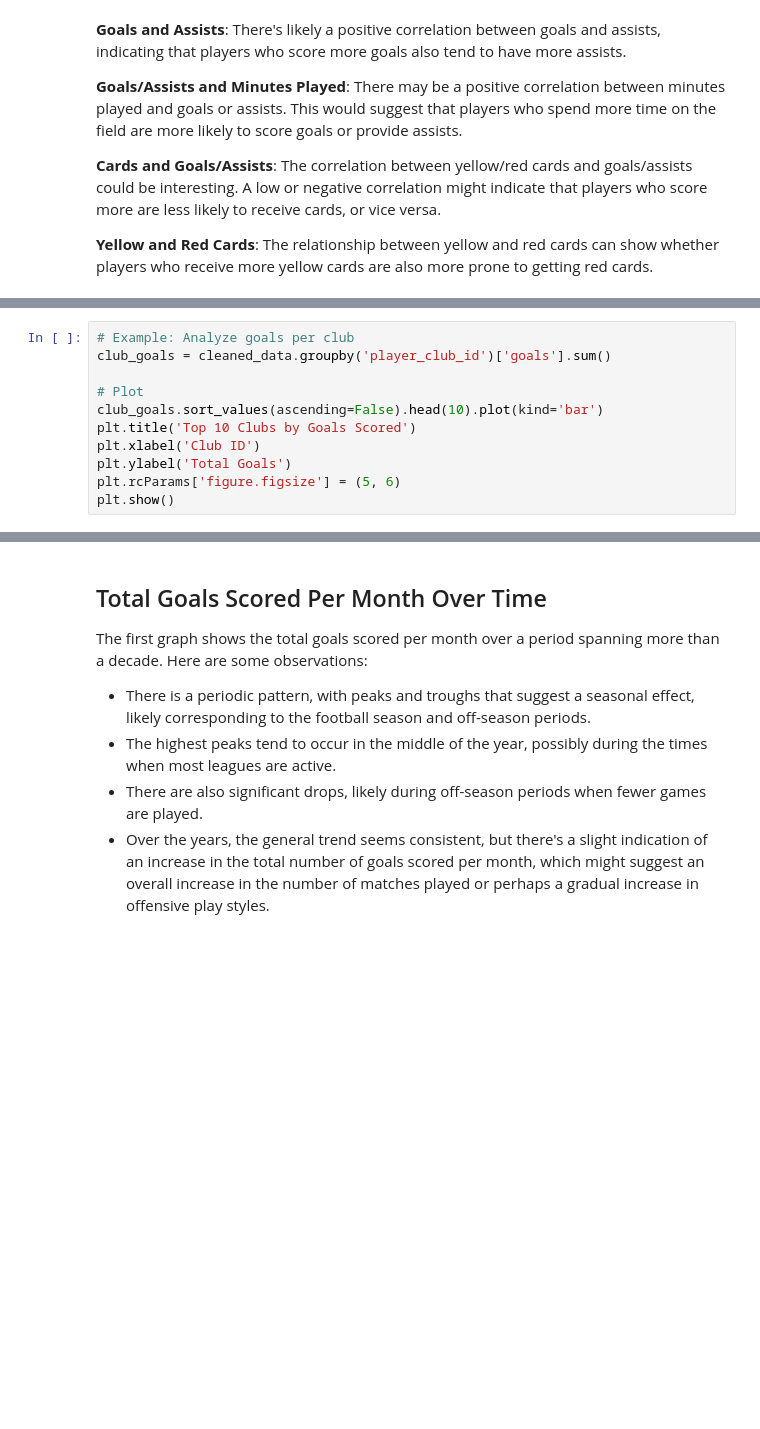
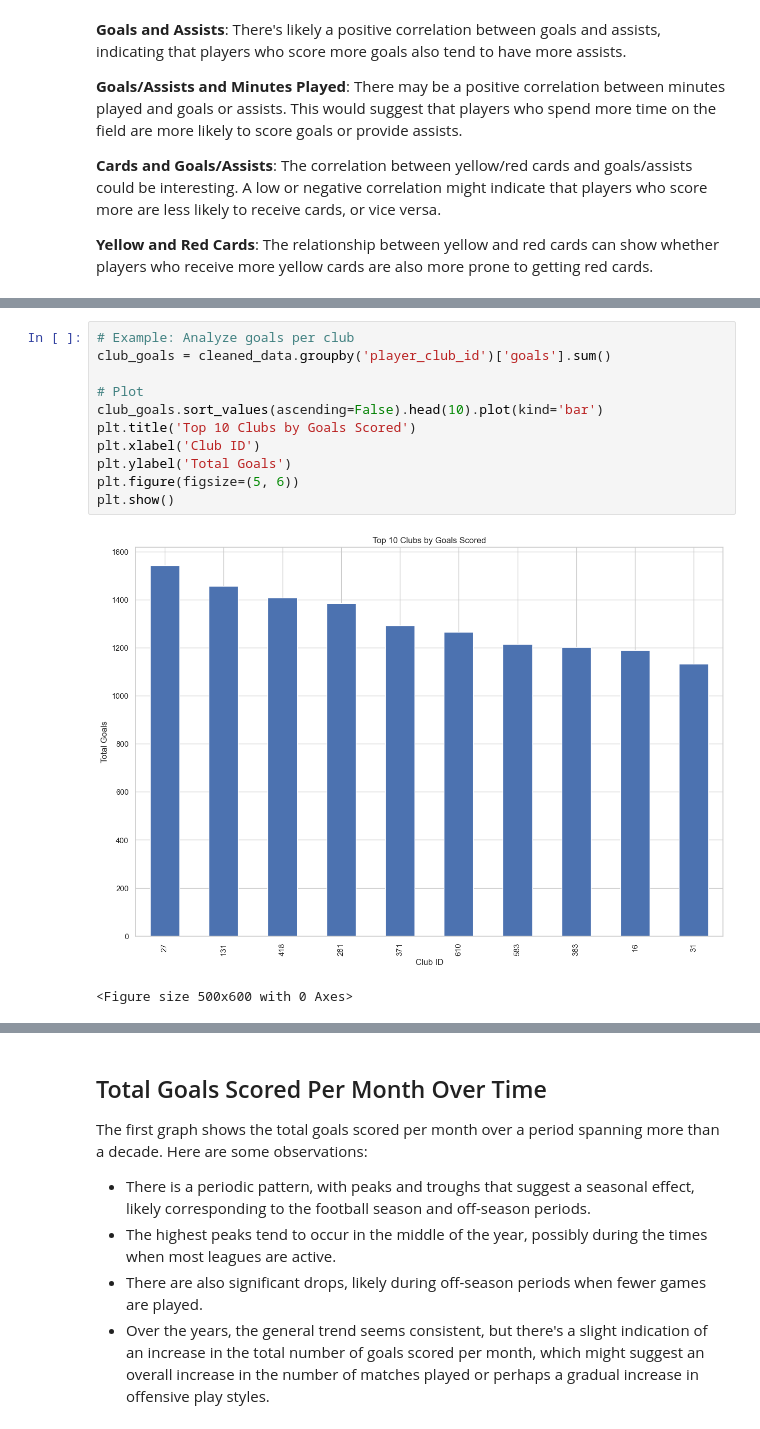
Before and after one commit to Rithari/FDP_JupyterNotebook, a Jupyter notebook: books/appearances.ipynb, the cells around one changed output, grey strips where cells are left out. Cells and saved outputs as stored; diff of their text form; blank space fills up the shorter version.

Commit message:
Fixes inconsistent figure sizes in appearances

```diff
--- a/books/appearances.ipynb
+++ b/books/appearances.ipynb
@@ -354,14 +443,17 @@ plt.show()
 # %%
 # Example: Analyze goals per club
 club_goals = cleaned_data.groupby('player_club_id')['goals'].sum()
 
 # Plot
 club_goals.sort_values(ascending=False).head(10).plot(kind='bar')
 plt.title('Top 10 Clubs by Goals Scored')
 plt.xlabel('Club ID')
 plt.ylabel('Total Goals')
-plt.rcParams['figure.figsize'] = (5, 6)
+plt.figure(figsize=(5, 6))
 plt.show()
+# %% [output]
+[figure, added]
+<Figure size 500x600 with 0 Axes>
 # %%
 # Example: Compare average assists across different competitions
 competition_assists = cleaned_data.groupby('competition_id')['assists'].mean()
```
Also changed, not shown: parts of 14 cells of this notebook.
